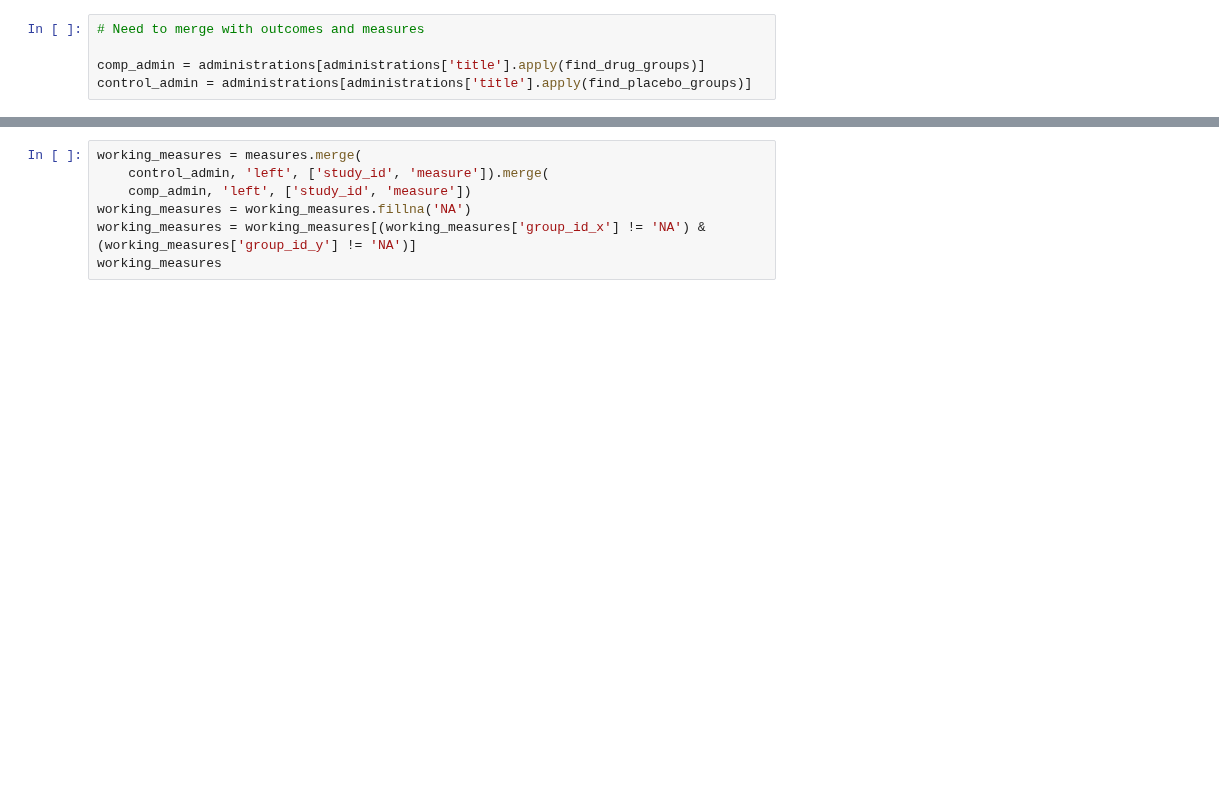
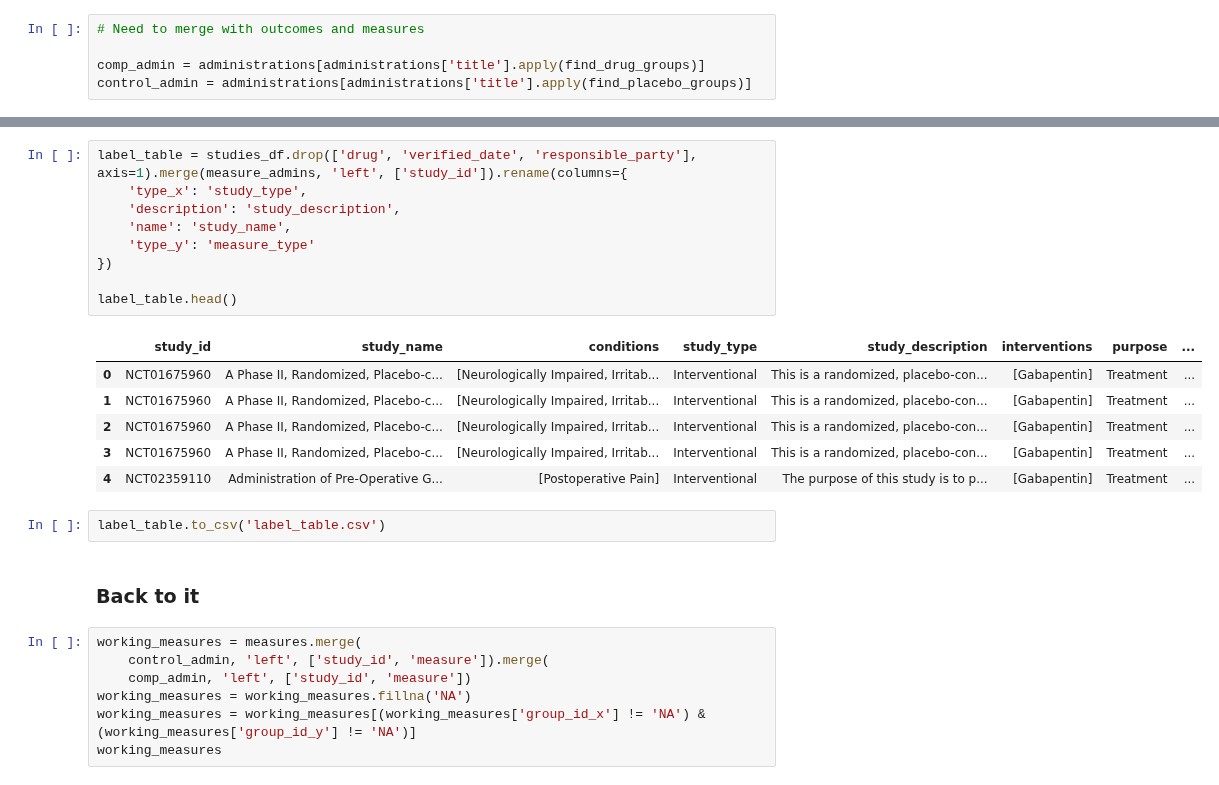
Before and after one commit to porterehunley/drugprocessing, a Jupyter notebook: ClincalTrialsPlayground.ipynb, the cells around one changed output, grey strips where cells are left out. Cells and saved outputs as stored; diff of their text form; blank space fills up the shorter version.

```diff
--- a/ClincalTrialsPlayground.ipynb
+++ b/ClincalTrialsPlayground.ipynb
@@ -674,3 +703,23 @@ measures
+# %%
+label_table = studies_df.drop(['drug', 'verified_date', 'responsible_party'], axis=1).merge(measure_admins, 'left', ['study_id']).rename(columns={
+    'type_x': 'study_type',
+    'description': 'study_description',
+    'name': 'study_name',
+    'type_y': 'measure_type'
+})
+
+label_table.head()
+# %% [output]
+|  | study_id | study_name | conditions | study_type | study_description | interventions | purpose | ... |
+| 0 | NCT01675960 | A Phase II, Randomized, Placebo-c... | [Neurologically Impaired, Irritab... | Interventional | This is a randomized, placebo-con... | [Gabapentin] | Treatment | ... |
+| 1 | NCT01675960 | A Phase II, Randomized, Placebo-c... | [Neurologically Impaired, Irritab... | Interventional | This is a randomized, placebo-con... | [Gabapentin] | Treatment | ... |
+| 2 | NCT01675960 | A Phase II, Randomized, Placebo-c... | [Neurologically Impaired, Irritab... | Interventional | This is a randomized, placebo-con... | [Gabapentin] | Treatment | ... |
+| 3 | NCT01675960 | A Phase II, Randomized, Placebo-c... | [Neurologically Impaired, Irritab... | Interventional | This is a randomized, placebo-con... | [Gabapentin] | Treatment | ... |
+| 4 | NCT02359110 | Administration of Pre-Operative G... | [Postoperative Pain] | Interventional | The purpose of this study is to p... | [Gabapentin] | Treatment | ... |
+# %%
+label_table.to_csv('label_table.csv')
+# %% [markdown]
+### Back to it
 # %%
 working_measures = measures.merge(
     control_admin, 'left', ['study_id', 'measure']).merge(
```
Also changed, not shown: parts of 15 cells of this notebook, 1 other file.
